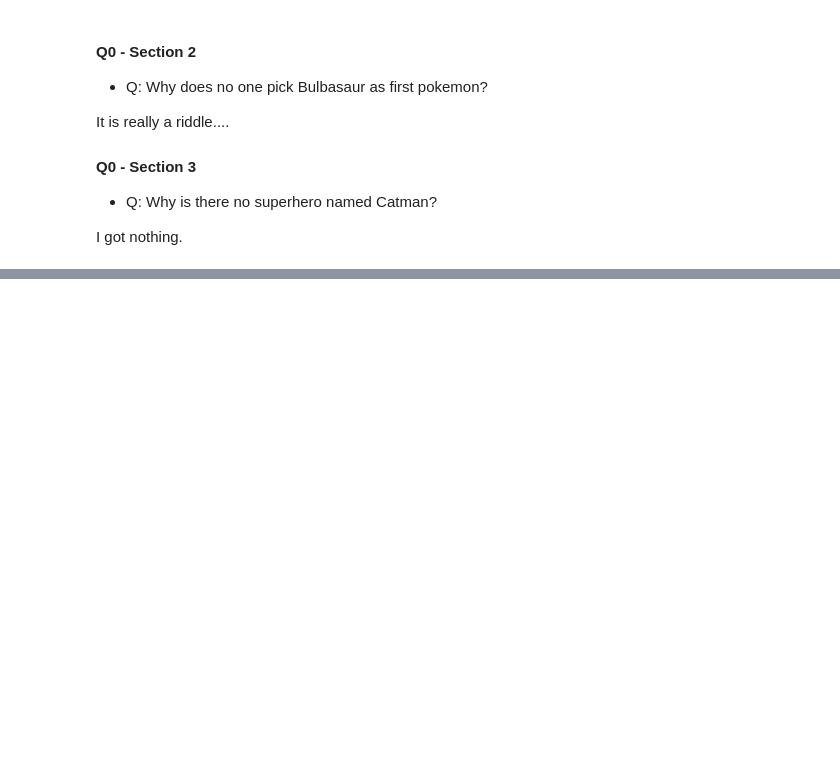
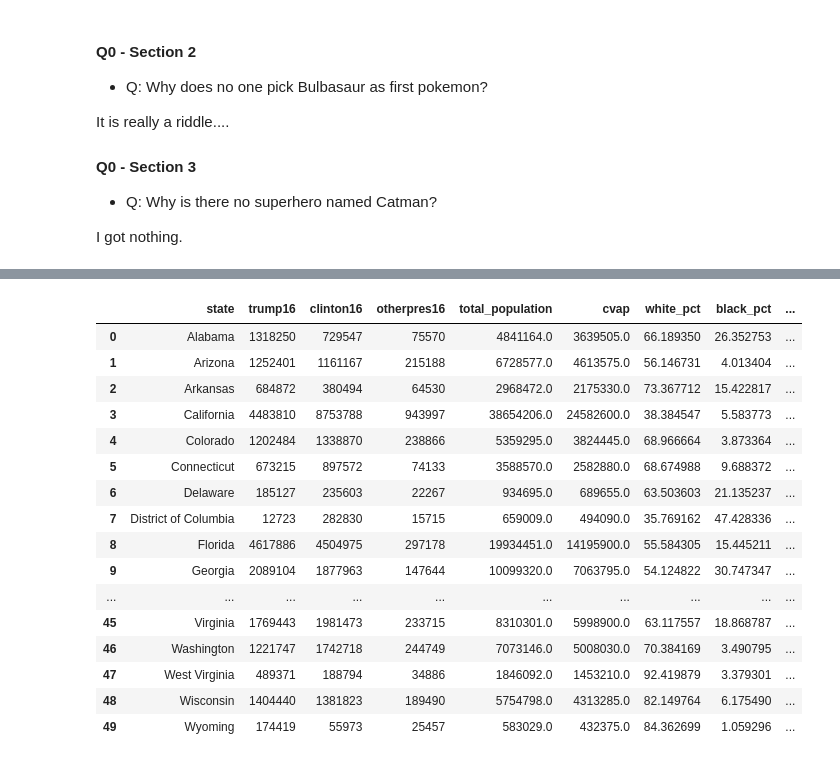
Before and after one commit to mocedon/ee_046202, a Jupyter notebook: wet1/ee046202_wet_1_stats_dim_reduction_public.ipynb, the cells around one changed output, grey strips where cells are left out. Drawn from its saved outputs; the diff is of its cells as text; code cells hidden in the pictures; blank space fills up the shorter version.

```diff
--- a/wet1/ee046202_wet_1_stats_dim_reduction_public.ipynb
+++ b/wet1/ee046202_wet_1_stats_dim_reduction_public.ipynb
@@ -153,3 +165,41 @@ We don't actually care about the counties, and thus we will perform the followin
+# %%
+df_clean = df.dropna(axis=0, how='any')
+count = ["trump16", "clinton16", "otherpres16", "total_population", "cvap"]
+percent = [col for col in df.columns if "_pct" in col]
+db = []
+for st in df["state"].unique():
+    df_ = df_clean.loc[df["state"]==st]
+    d = {"state": st}
+    for col in count:
+        d[col] = df_[col].sum()
+    pop = np.array(df_["total_population"])
+    for col in percent:
+        pct = np.array(df_[col])
+        d[col] = pct.dot(pop) / d["total_population"]
+    med = np.array(df_["median_hh_inc"])
+    d["median_hh_inc"] = med.dot(pop) / d["total_population"]
+    d["trump16_pct"] = 100 * d["trump16"] / (d["trump16"] + d["clinton16"] + d["otherpres16"])
+    db.append(d)
+prep_df = pd.DataFrame(db)
+prep_df
+# %% [output]
+|  | state | trump16 | clinton16 | otherpres16 | total_population | cvap | white_pct | black_pct | ... |
+| 0 | Alabama | 1318250 | 729547 | 75570 | 4841164.0 | 3639505.0 | 66.189350 | 26.352753 | ... |
+| 1 | Arizona | 1252401 | 1161167 | 215188 | 6728577.0 | 4613575.0 | 56.146731 | 4.013404 | ... |
+| 2 | Arkansas | 684872 | 380494 | 64530 | 2968472.0 | 2175330.0 | 73.367712 | 15.422817 | ... |
+| 3 | California | 4483810 | 8753788 | 943997 | 38654206.0 | 24582600.0 | 38.384547 | 5.583773 | ... |
+| 4 | Colorado | 1202484 | 1338870 | 238866 | 5359295.0 | 3824445.0 | 68.966664 | 3.873364 | ... |
+| 5 | Connecticut | 673215 | 897572 | 74133 | 3588570.0 | 2582880.0 | 68.674988 | 9.688372 | ... |
+| 6 | Delaware | 185127 | 235603 | 22267 | 934695.0 | 689655.0 | 63.503603 | 21.135237 | ... |
+| 7 | District of Columbia | 12723 | 282830 | 15715 | 659009.0 | 494090.0 | 35.769162 | 47.428336 | ... |
+| 8 | Florida | 4617886 | 4504975 | 297178 | 19934451.0 | 14195900.0 | 55.584305 | 15.445211 | ... |
+| 9 | Georgia | 2089104 | 1877963 | 147644 | 10099320.0 | 7063795.0 | 54.124822 | 30.747347 | ... |
+| ... | ... | ... | ... | ... | ... | ... | ... | ... | ... |
+| 45 | Virginia | 1769443 | 1981473 | 233715 | 8310301.0 | 5998900.0 | 63.117557 | 18.868787 | ... |
+| 46 | Washington | 1221747 | 1742718 | 244749 | 7073146.0 | 5008030.0 | 70.384169 | 3.490795 | ... |
+| 47 | West Virginia | 489371 | 188794 | 34886 | 1846092.0 | 1453210.0 | 92.419879 | 3.379301 | ... |
+| 48 | Wisconsin | 1404440 | 1381823 | 189490 | 5754798.0 | 4313285.0 | 82.149764 | 6.175490 | ... |
+| 49 | Wyoming | 174419 | 55973 | 25457 | 583029.0 | 432375.0 | 84.362699 | 1.059296 | ... |
 # %% [markdown]
 ### <img src="https://img.icons8.com/bubbles/48/000000/ask-question.png" style="height:50px;display:inline"> Question 1 - Descriptive Statistics
 ---
```
Also changed, not shown: parts of 7 cells of this notebook, 1 other file.
